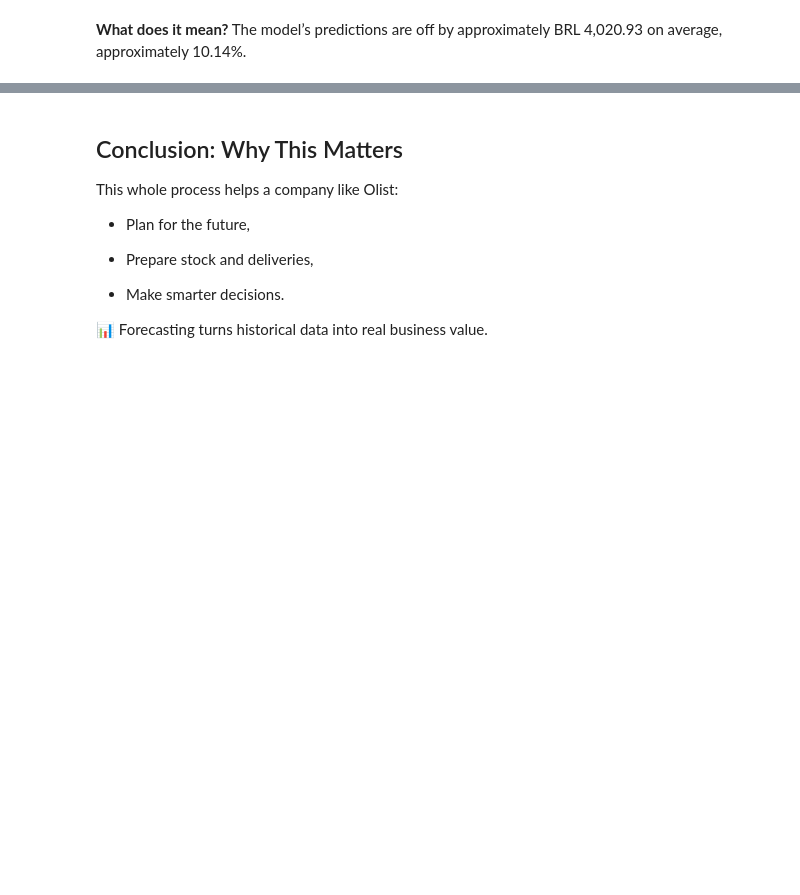
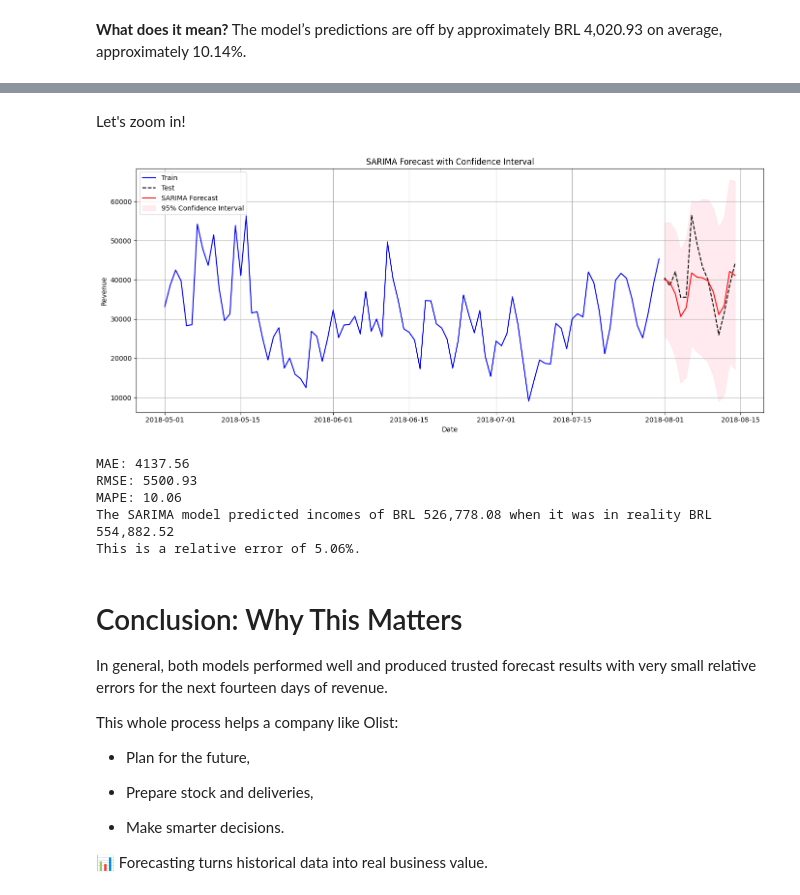
Before and after one commit to Romaric1209/Olist, a Jupyter notebook: Data Analysis Income, Costs and ARIMA forecast.ipynb, the cells around one changed output, grey strips where cells are left out. Cells and saved outputs as stored; diff of their text form; code cells hidden in the pictures; blank space fills up the shorter version.

```diff
--- a/Data Analysis Income, Costs and Prediction.ipynb
+++ b/Data Analysis Income, Costs and ARIMA forecast.ipynb
@@ -821,5 +898,61 @@ The SARIMA model predicted incomes of BRL 545,626.01 when it was in reality BRL
+# %% [markdown]
+Let's zoom in!
+# %%
+plt.figure(figsize=(14, 6))
+
+# Plot the training data
+plt.plot(zoom_df, label='Train', color='blue')
+
+# Plot the test data
+plt.plot(df_test, label='Test', color='black', linestyle='--')
+
+# Plot the forecasted values
+plt.plot(sarima_forecast_recons, label='SARIMA Forecast', color='red')
+
+# Plot confidence intervals
+plt.fill_between(sarima_forecast_recons.index,
+                 sarima_low_recons,
+                 sarima_up_recons,
+                 color='pink', alpha=0.3, label='95% Confidence Interval')
+
+plt.title('SARIMA Forecast with Confidence Interval')
+plt.xlabel('Date')
+plt.ylabel('Revenue')
+plt.legend()
+plt.grid(True)
+plt.tight_layout()
+plt.show()
+# %% [output]
+[figure, added]
+# %%
+# Transforming the dataframes to numpy array
+y_true = np.array(df_test)
+y_pred = np.array(sarima_forecast_recons)
+
+# Creating metrics
+mae  = mean_absolute_error(y_true, y_pred)
+rmse = np.sqrt(mean_squared_error(y_true, y_pred))
+mape = np.mean(np.abs((y_true - y_pred) / y_true)) * 100
+
+print(f'MAE: {mae:.2f}\nRMSE: {rmse:.2f}\nMAPE: {mape:.2f}')
+
+real_incomes= y_true.sum()
+forecast_incomes = y_pred.sum()
+print(f'The SARIMA model predicted incomes of BRL {forecast_incomes:,.2f} when it was in reality BRL {real_incomes:,.2f}')
+
+SARIMA_pct = ((real_incomes-forecast_incomes)/real_incomes)*100
+print(f'This is a relative error of {SARIMA_pct:.2f}%.')
+# %% [output]
+MAE: 4137.56
+RMSE: 5500.93
+MAPE: 10.06
+The SARIMA model predicted incomes of BRL 526,778.08 when it was in reality BRL 554,882.52
+This is a relative error of 5.06%.
 # %% [markdown]
-## Conclusion: Why This Matters
+# Conclusion: Why This Matters
+
+In general, both models performed well and produced trusted forecast results with very small relative errors for the next fourteen days of revenue.
+
 This whole process helps a company like Olist:
 
 - Plan for the future,
```
Also changed, not shown: parts of 12 cells of this notebook.
